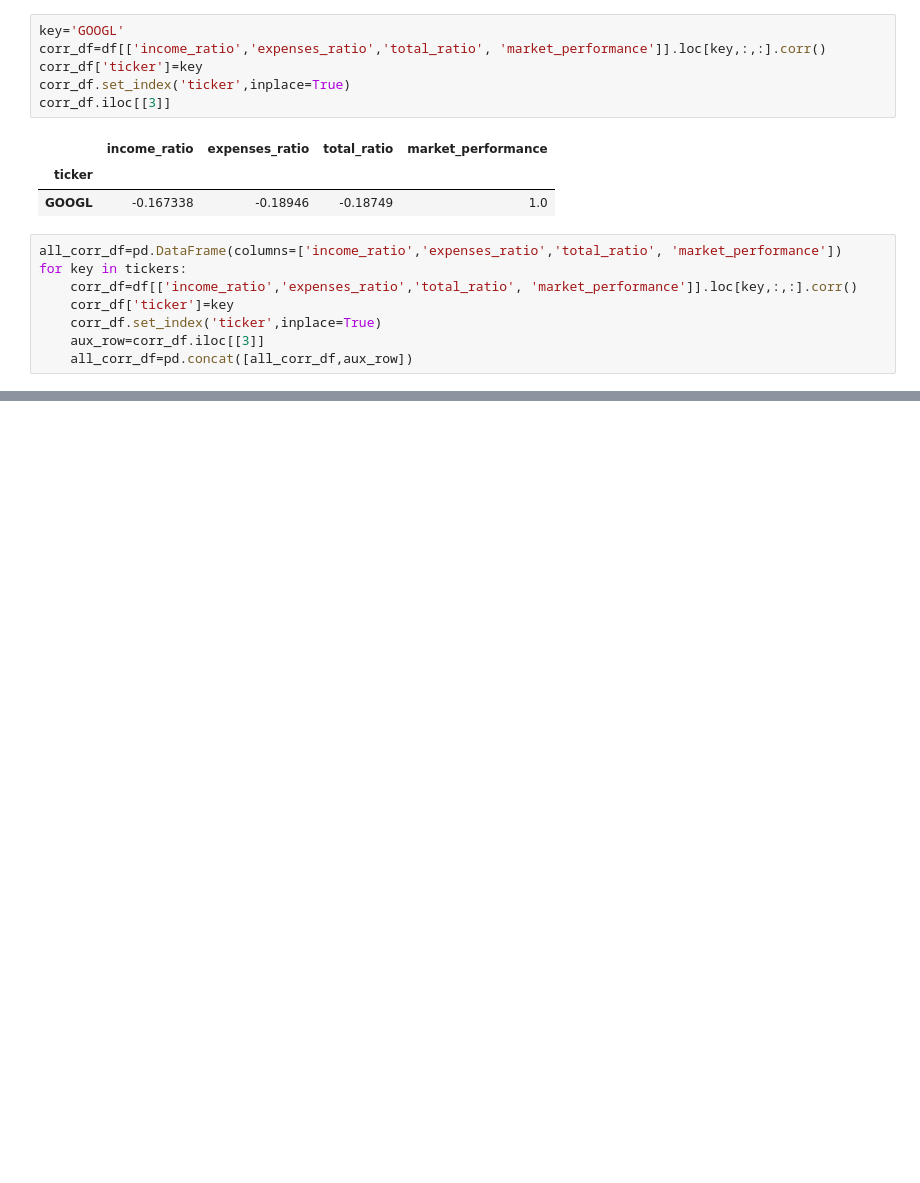
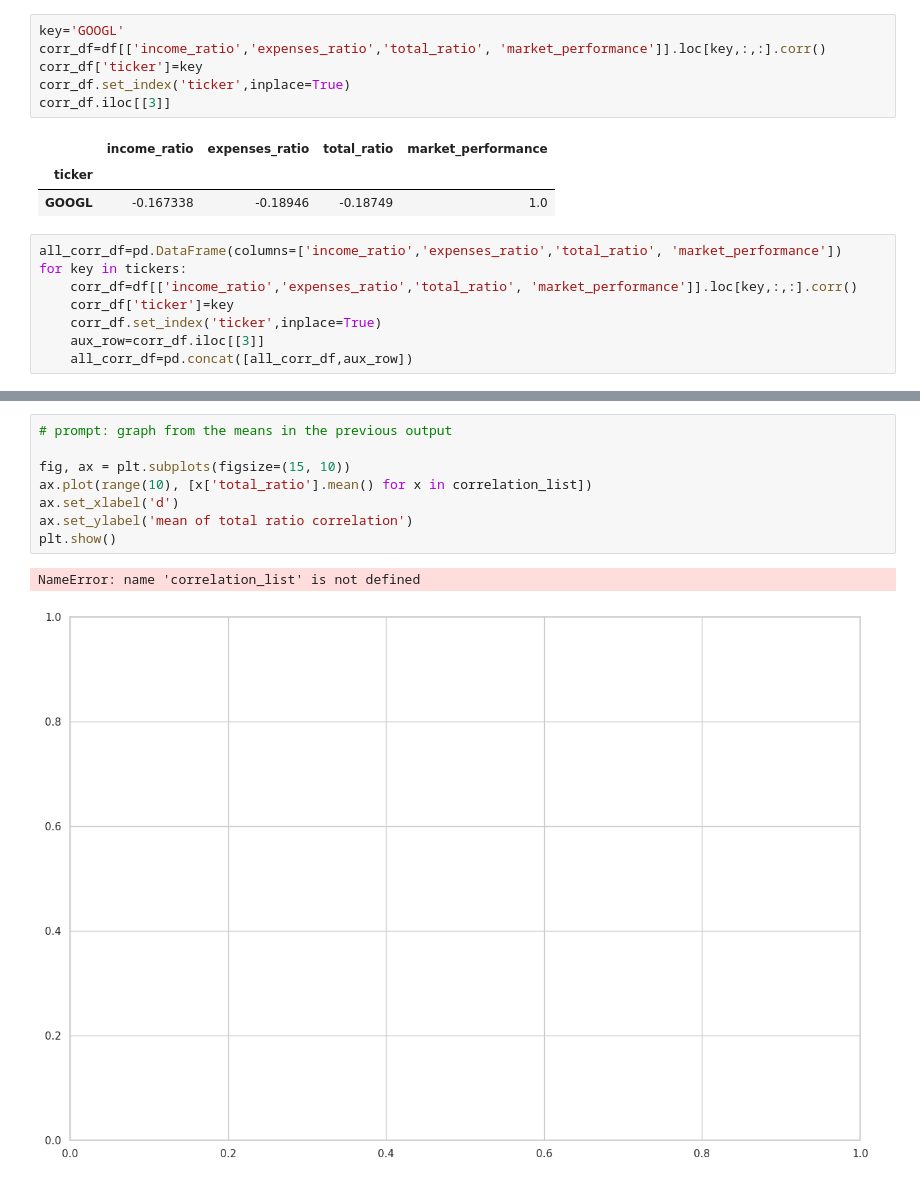
Before and after one commit to edwarddramirez/lobbying-market, a Jupyter notebook: data_modeling/correlations.ipynb, the cells around one changed output, grey strips where cells are left out. Cells and saved outputs as stored; diff of their text form; blank space fills up the shorter version.

Commit message:
graphs and stuff

```diff
--- a/data_modeling/correlations.ipynb
+++ b/data_modeling/correlations.ipynb
@@ -69,0 +334,11 @@ all_corr_df.head()
+# %%
+# prompt: graph from the means in the previous output
+
+fig, ax = plt.subplots(figsize=(15, 10))
+ax.plot(range(10), [x['total_ratio'].mean() for x in correlation_list])
+ax.set_xlabel('d')
+ax.set_ylabel('mean of total ratio correlation')
+plt.show()
+# %% [output]
+NameError: name 'correlation_list' is not defined
+[figure, added]
```
Also changed, not shown: parts of 26 cells of this notebook, 14 other files.
